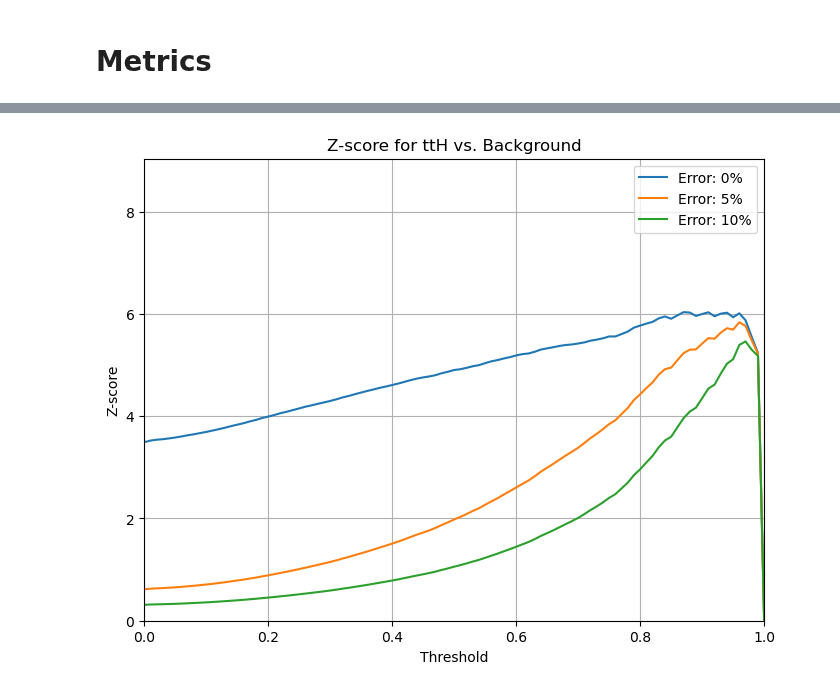
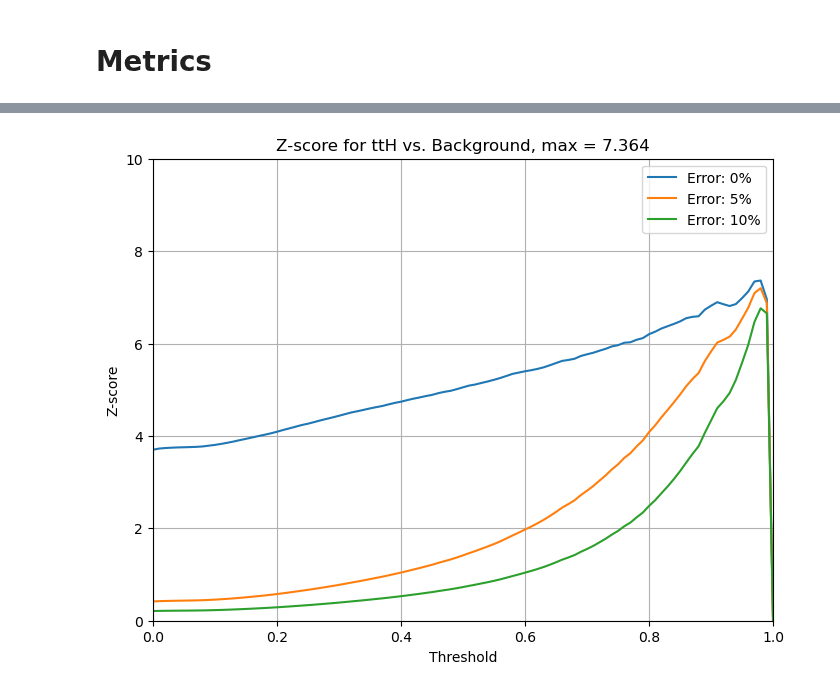
Before and after one commit to inigostibbe/msciproject, a Jupyter notebook: bristol-tth-transformer-msc_project/bristol-tth-transformer-msc_project/notebooks/training_multi.ipynb, the cells around one changed output, grey strips where cells are left out. Drawn from its saved outputs; the diff is of its cells as text; code cells hidden in the pictures.

```diff
--- a/bristol-tth-transformer-msc_project/bristol-tth-transformer-msc_project/notebooks/training_multi.ipynb
+++ b/bristol-tth-transformer-msc_project/bristol-tth-transformer-msc_project/notebooks/training_multi.ipynb
@@ -500,7 +500,7 @@ wn = np.array((val_nom * 200000).flatten())  # Weight nominal
 probs_flat = np.array(probs[:, 0].flatten())  # Take softmax output for ttH
 
 # Convert labels: ttH (0) → 1 (signal), Others (1,2) → 0 (background)
-binary_labels = np.where(labels == 0, 1, 0)
+binary_labels = np.where(labels == 0, 1, 0).flatten()
 
 # Define threshold range
 thresholds = np.linspace(0, 1, 101)
@@ -508,32 +508,33 @@ thresholds = np.linspace(0, 1, 101)
 # Define systematic uncertainty levels
 error_levels = [0.0, 0.05, 0.10]  # 0%, 5%, 10%
 z_scores_dict = {err: [] for err in error_levels}
 
 # Compute Z-score at different thresholds
 for threshold in thresholds:
     # Weighted Signal (S): Sum of weights where ttH is predicted above threshold
     S = np.sum(wn[(probs_flat > threshold) & (binary_labels == 1)])  # True ttH predictions
 
     # Weighted Background (B): Sum of weights where background (ttBar, Zjets) is predicted above threshold
     B = np.sum(wn[(probs_flat > threshold) & (binary_labels == 0)])
 
     for err in error_levels:
         sig_B = B * err  # Apply systematic uncertainty
         Z = S / np.sqrt(B + sig_B**2 + 1e-10)  # Avoid division by zero
         z_scores_dict[err].append(Z)
 
 # Plot Z-score vs. Threshold for different systematic uncertainties
 plt.figure(figsize=(8, 6))
 for err, z_scores in z_scores_dict.items():
     plt.plot(thresholds, z_scores, label=f"Error: {int(err*100)}%")
 
 plt.xlabel("Threshold")
 plt.ylabel("Z-score")
-plt.title("Z-score for ttH vs. Background")
+plt.title(f"Z-score for ttH vs. Background, max = {max(max(z_scores) for z_scores in z_scores_dict.values()):.3f}")
 plt.grid()
 plt.ylim(0, max(max(z_scores) for z_scores in z_scores_dict.values()) + 3)
+plt.ylim(0, 10)
 plt.xlim(0, 1)
 plt.legend()
 plt.show()
 # %% [output]
-[figure, old version]
+[figure, new version]
```
Also changed, not shown: parts of 8 cells of this notebook, 18 other files.
